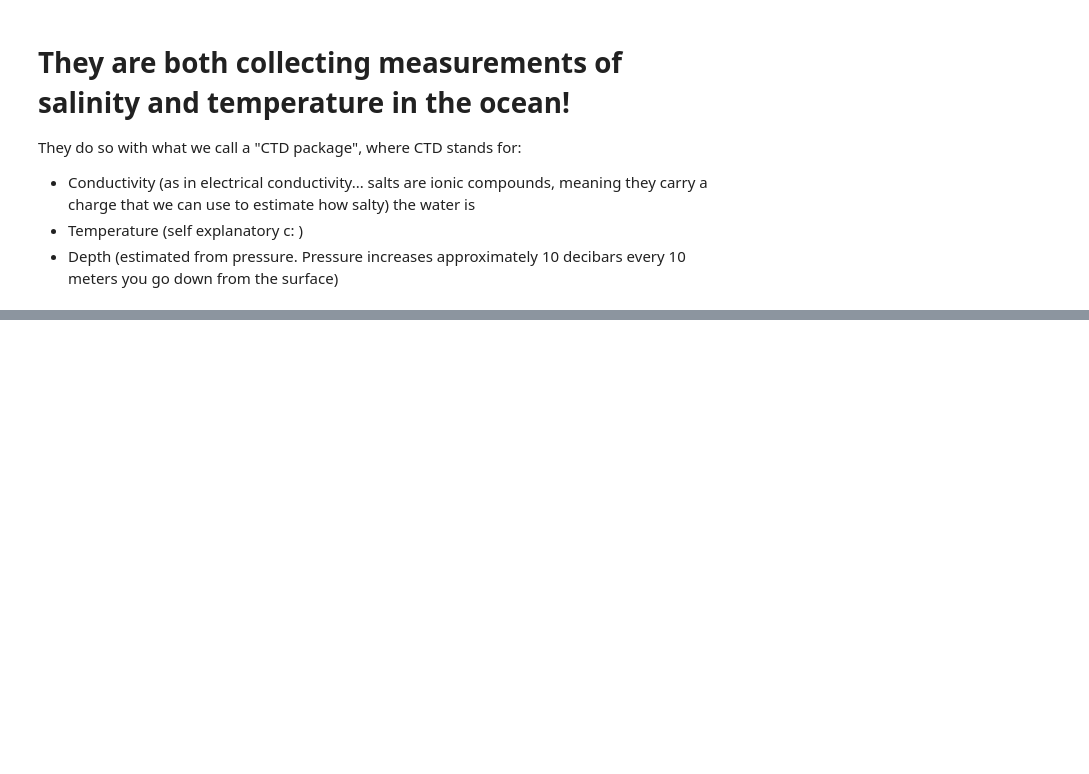
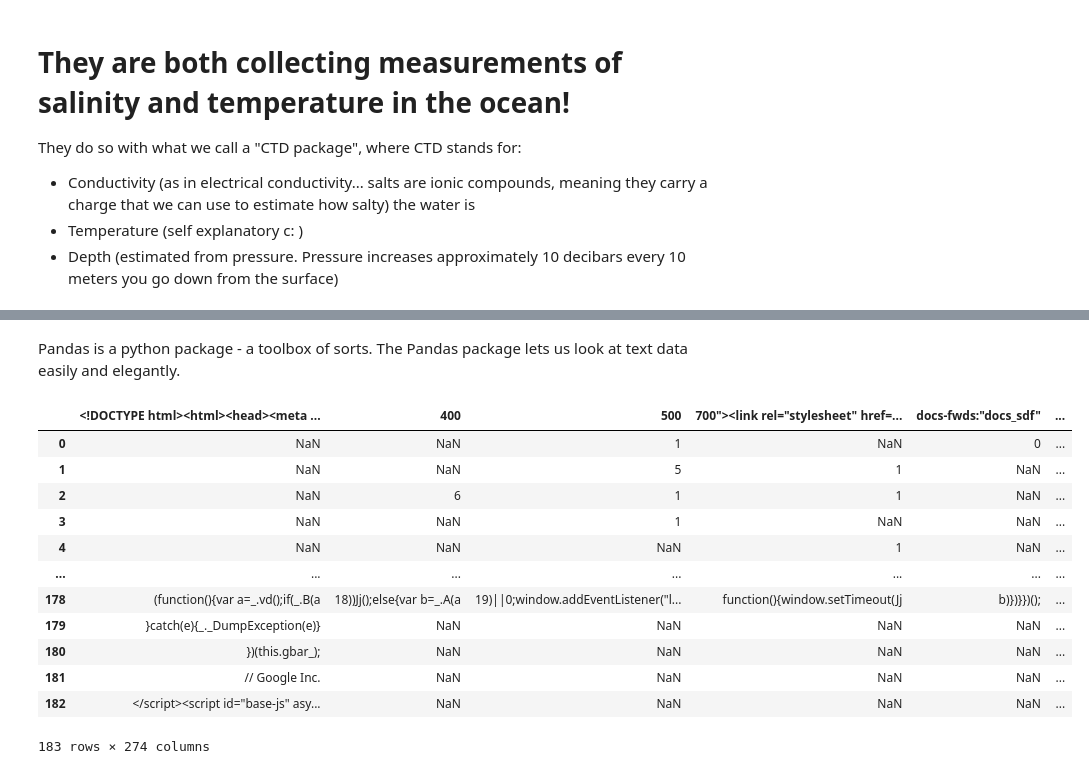
Before and after one commit to pyclub-cu/classes, a Jupyter notebook: Week_6.ipynb, the cells around one changed output, grey strips where cells are left out. Cells and saved outputs as stored; diff of their text form; code cells hidden in the pictures; blank space fills up the shorter version.

```diff
--- a/Week_6.ipynb
+++ b/Week_6.ipynb
@@ -41,0 +50,2 @@ Polar   vs   Tropical   CTD (salinity   and temperature   profiles)
+# %% [markdown]
+Pandas is a python package - a toolbox of sorts. The Pandas package lets us look at text data easily and elegantly.
@@ -41,0 +54,16 @@ Polar   vs   Tropical   CTD (salinity   and temperature   profiles)
+# %%
+pd.read_csv("https://drive.google.com/file/d/1BllzuPF6E6KZilTShqAmKrBnrIKJPqvi/view?usp=sharing")
+# %% [output]
+|  | <!DOCTYPE html><html><head><meta ... | 400 | 500 | 700"><link rel="stylesheet" href=... | docs-fwds:"docs_sdf" | ... |
+| 0 | NaN | NaN | 1 | NaN | 0 | ... |
+| 1 | NaN | NaN | 5 | 1 | NaN | ... |
+| 2 | NaN | 6 | 1 | 1 | NaN | ... |
+| 3 | NaN | NaN | 1 | NaN | NaN | ... |
+| 4 | NaN | NaN | NaN | 1 | NaN | ... |
+| ... | ... | ... | ... | ... | ... | ... |
+| 178 | (function(){var a=_.vd();if(_.B(a | 18))Jj();else{var b=_.A(a | 19)||0;window.addEventListener("l... | function(){window.setTimeout(Jj | b)})}})(); | ... |
+| 179 | }catch(e){_._DumpException(e)} | NaN | NaN | NaN | NaN | ... |
+| 180 | })(this.gbar_); | NaN | NaN | NaN | NaN | ... |
+| 181 | // Google Inc. | NaN | NaN | NaN | NaN | ... |
+| 182 | </script><script id="base-js" asy... | NaN | NaN | NaN | NaN | ... |
+183 rows × 274 columns
```
Also changed, not shown: parts of 6 cells of this notebook.
